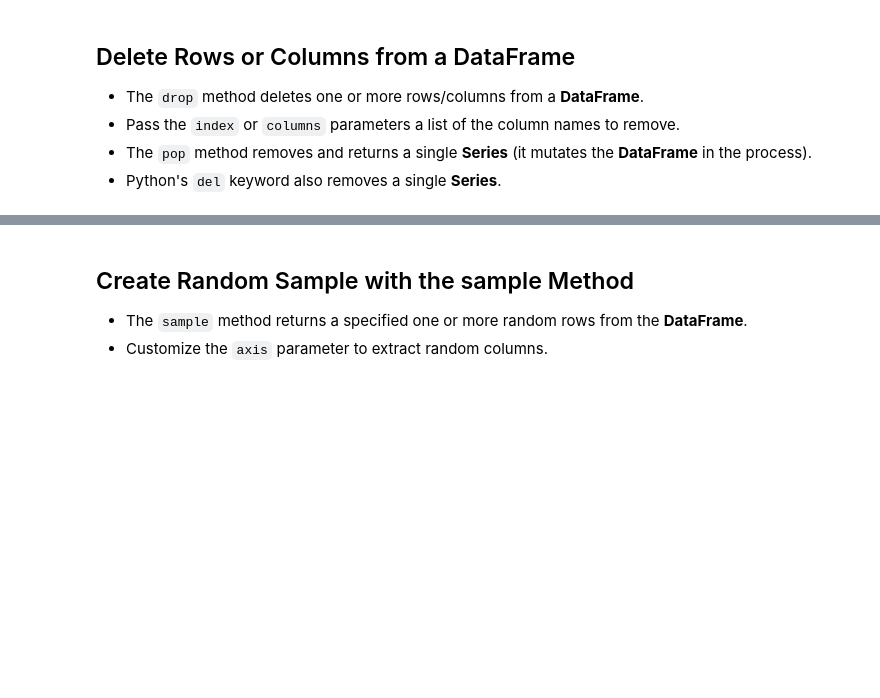
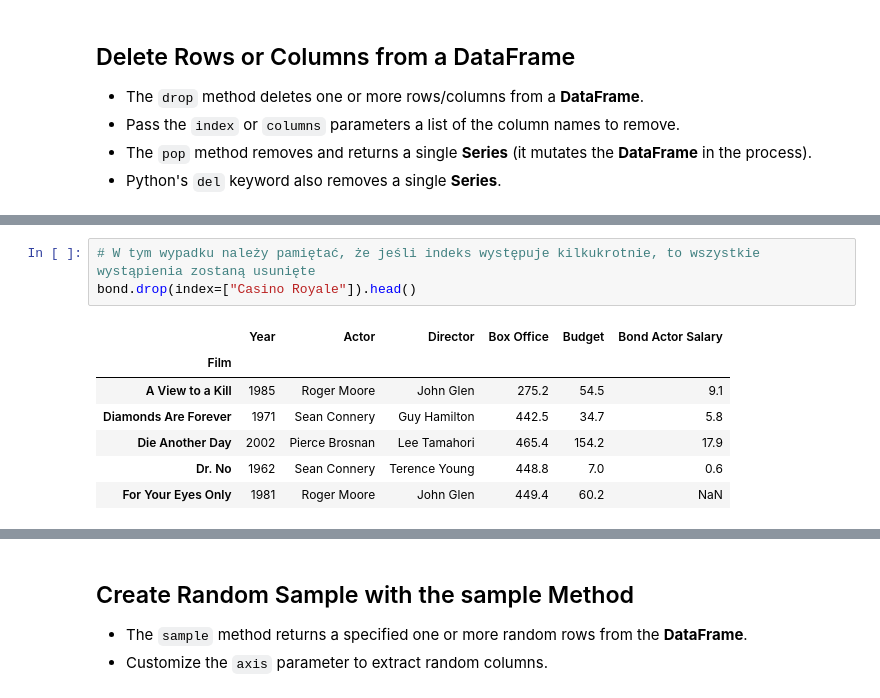
Before and after one commit to kon-mat/DataAnalysis, a Jupyter notebook: Python/Udemy/DataAnalysisWithPandasAndPython/Complete/06 - DataFrames III - Data Extraction.ipynb, the cells around one changed output, grey strips where cells are left out. Drawn from its saved outputs; the diff is of its cells as text; blank space fills up the shorter version.

```diff
--- a/Python/Udemy/DataAnalysisWithPandasAndPython/Complete/06 - DataFrames III - Data Extraction.ipynb
+++ b/Python/Udemy/DataAnalysisWithPandasAndPython/Complete/06 - DataFrames III - Data Extraction.ipynb
@@ -578,0 +602,11 @@ bond.head()
+# %%
+# W tym wypadku należy pamiętać, że jeśli indeks występuje kilkukrotnie, to wszystkie wystąpienia zostaną usunięte
+bond.drop(index=["Casino Royale"]).head()
+# %% [output]
+|  | Year | Actor | Director | Box Office | Budget | Bond Actor Salary |
+| Film |  |  |  |  |  |  |
+| A View to a Kill | 1985 | Roger Moore | John Glen | 275.2 | 54.5 | 9.1 |
+| Diamonds Are Forever | 1971 | Sean Connery | Guy Hamilton | 442.5 | 34.7 | 5.8 |
+| Die Another Day | 2002 | Pierce Brosnan | Lee Tamahori | 465.4 | 154.2 | 17.9 |
+| Dr. No | 1962 | Sean Connery | Terence Young | 448.8 | 7.0 | 0.6 |
+| For Your Eyes Only | 1981 | Roger Moore | John Glen | 449.4 | 60.2 | NaN |
```
Also changed, not shown: parts of 6 cells of this notebook.
